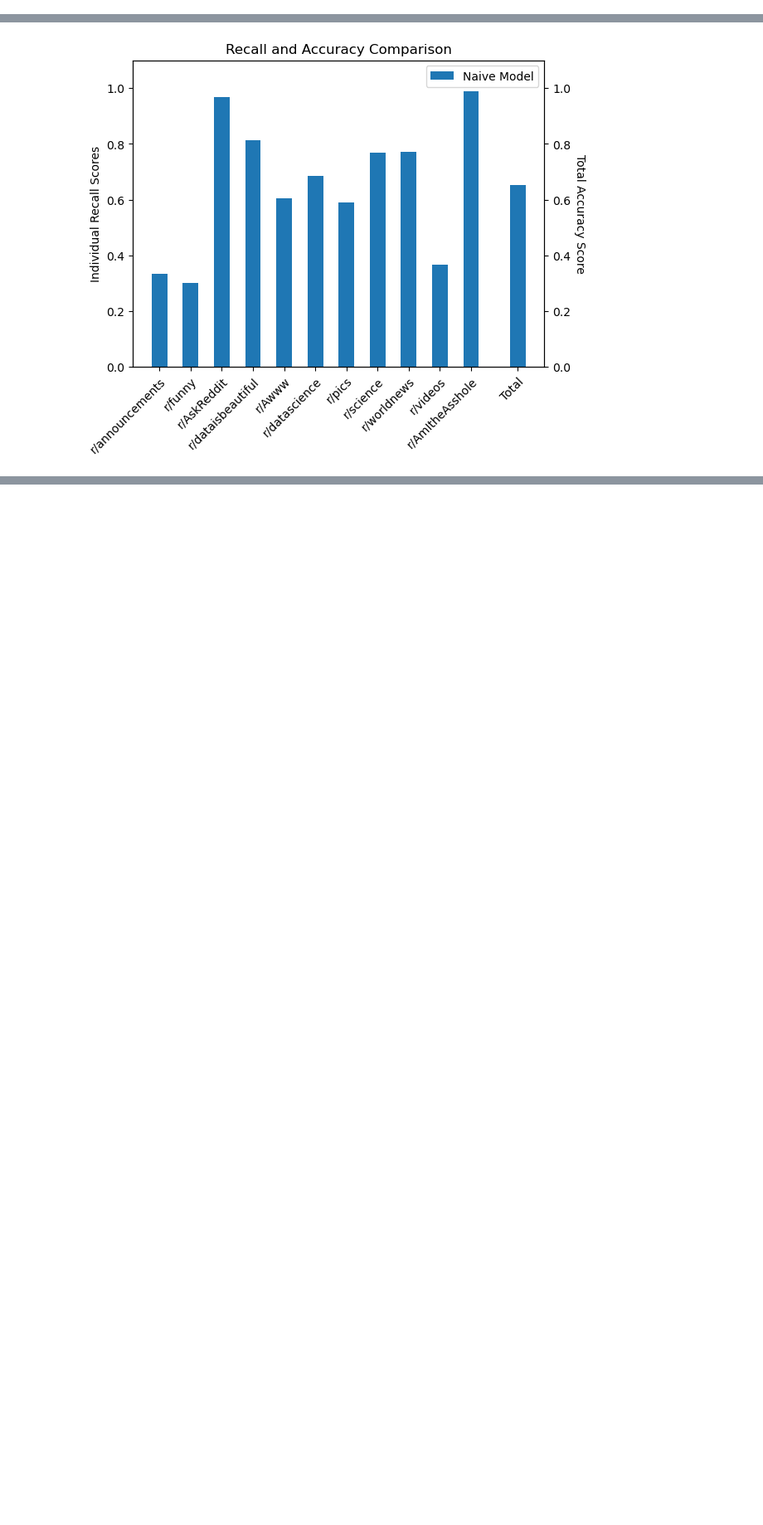
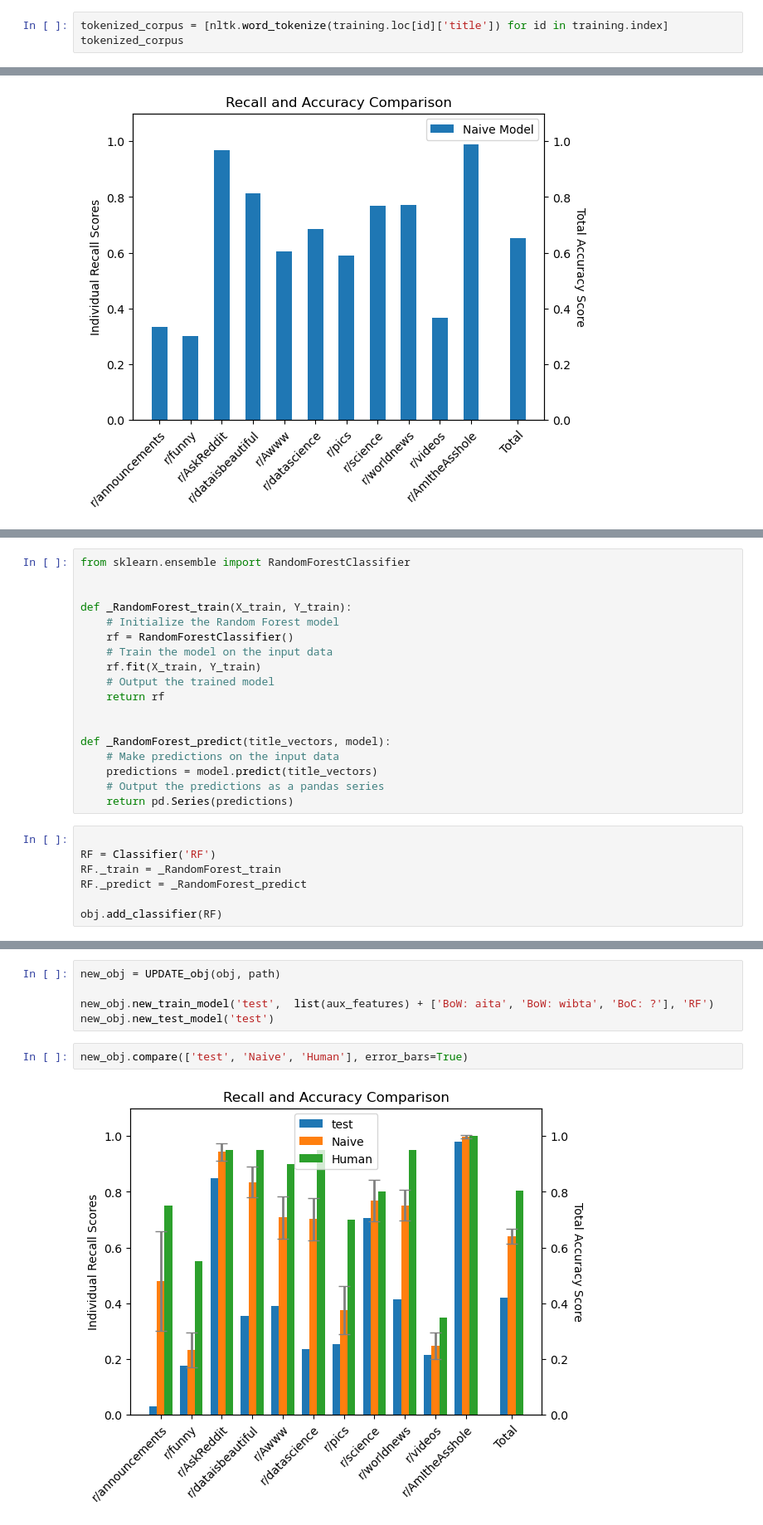
Before and after one commit to rainonej/Reddit-Projects, a Jupyter notebook: Subreddit Predictions/Model Comparison.ipynb, the cells around one changed output, grey strips where cells are left out. Shown: that part at 83% size. Saved outputs shown, nothing was run; the diff lists cells and outputs as text; blank space fills up the shorter version.

Commit message:
First steps to getting a good model taken

```diff
--- a/Subreddit Predictions/Model Comparison.ipynb
+++ b/Subreddit Predictions/Model Comparison.ipynb
@@ -105,0 +445,3 @@ obj.compare([ 'Naive', 'Human'], error_bars=True)
+# %%
+tokenized_corpus = [nltk.word_tokenize(training.loc[id]['title']) for id in training.index]
+tokenized_corpus
@@ -272,0 +719,25 @@ obj.compare(['Naive Model'])
+# %%
+from sklearn.ensemble import RandomForestClassifier
+
+
+def _RandomForest_train(X_train, Y_train):
+    # Initialize the Random Forest model
+    rf = RandomForestClassifier()
+    # Train the model on the input data
+    rf.fit(X_train, Y_train)
+    # Output the trained model
+    return rf
+
+
+def _RandomForest_predict(title_vectors, model):
+    # Make predictions on the input data
+    predictions = model.predict(title_vectors)
+    # Output the predictions as a pandas series
+    return pd.Series(predictions)
+# %%
+
+RF = Classifier('RF')
+RF._train = _RandomForest_train
+RF._predict = _RandomForest_predict
+
+obj.add_classifier(RF)
@@ -272,0 +866,9 @@ obj.compare(['Naive Model'])
+# %%
+new_obj = UPDATE_obj(obj, path)
+
+new_obj.new_train_model('test',  list(aux_features) + ['BoW: aita', 'BoW: wibta', 'BoC: ?'], 'RF')
+new_obj.new_test_model('test')
+# %%
+new_obj.compare(['test', 'Naive', 'Human'], error_bars=True)
+# %% [output]
+[figure, added]
```
Also changed, not shown: parts of 55 cells of this notebook, 2 other files.
